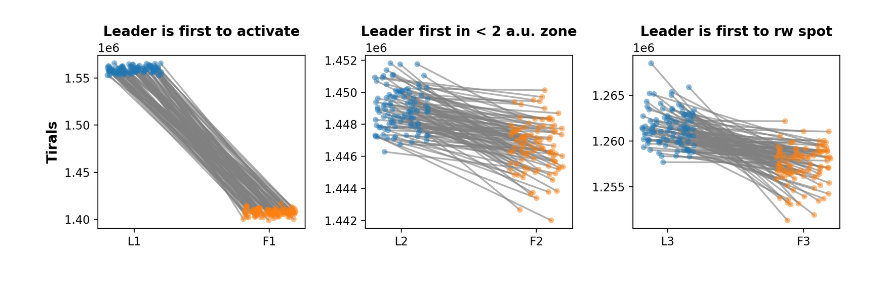
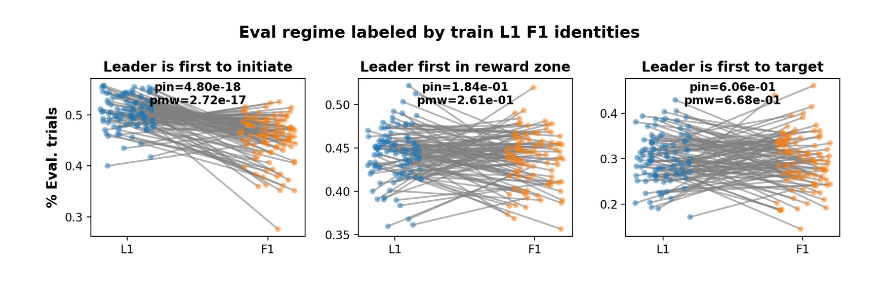
Before and after one commit to NuttidaLab/MARLAX, a Jupyter notebook: notebooks/experiment_stats.ipynb, the cells around one changed output. Cells and saved outputs as stored; diff of their text form; code cells hidden in the pictures.

```diff
--- a/notebooks/experiment_stats.ipynb
+++ b/notebooks/experiment_stats.ipynb
@@ -48,63 +180,88 @@ KeyError: 'a1'
+# %%
+# es1_l1 = [ strat_1[i][leader] for i, leader in enumerate(l1)]
+# es1_f1 = [ strat_1[i][follower] for i, follower in enumerate(f1)]
+
+# es1_l2 = [ strat_2[i][leader] for i, leader in enumerate(l1)]
+# es1_f2 = [ strat_2[i][follower] for i, follower in enumerate(f1)]
+
+# es1_l3 = [ strat_3[i][leader] for i, leader in enumerate(l1)]
+# es1_f3 = [ strat_3[i][follower] for i, follower in enumerate(f1)]
+
+es1_l1 = [ strat_1[i][leader] / eval_tt[i] for i, leader in enumerate(l1)]
+es1_f1 = [ strat_1[i][follower] / eval_tt[i] for i, follower in enumerate(f1)]
+
+es1_l2 = [ strat_2[i][leader] / eval_tt[i] for i, leader in enumerate(l1)]
+es1_f2 = [ strat_2[i][follower] / eval_tt[i] for i, follower in enumerate(f1)]
+
+es1_l3 = [ strat_3[i][leader] / eval_tt[i] for i, leader in enumerate(l1)]
+es1_f3 = [ strat_3[i][follower] / eval_tt[i] for i, follower in enumerate(f1)]
 # %%
 # Plotting the leaders and followers aligned
 fig, axs = plt.subplots(1, 3, figsize=(10, 3), sharey=False, dpi=200)
 
 # getting the leader 1
 l1_data = {
-    'L1': [strat_1[i][l] for i, l in enumerate(l1)],
-    'F1': [strat_1[i][l] for i, l in enumerate(f1)],
+    'L1': es1_l1,
+    'F1': es1_f1,
 }
 
 l2_data = {
-    'L2': [strat_2[i][l] for i, l in enumerate(l2)],
-    'F2': [strat_2[i][l] for i, l in enumerate(f2)],
+    'L1': es1_l2,
+    'F1': es1_f2,
 }
 
 l3_data = {
-    'L3': [strat_3[i][l] for i, l in enumerate(l3)],
-    'F3': [strat_3[i][l] for i, l in enumerate(f3)],
+    'L1': es1_l3,
+    'F1': es1_f3,
 }
 
+#########################################
 ax = sns.stripplot(data=l1_data, ax=axs[0], jitter=0.2, alpha=0.5)
 offsets = {}
 for collection, category in zip(ax.collections, ["L1", "F1"]):
     offsets[category] = np.array(collection.get_offsets())
-
-# Draw connecting lines
 for i in range(len(l1)):
     x1, y1 = offsets["L1"][i]
     x2, y2 = offsets["F1"][i]
     axs[0].plot([x1, x2], [y1, y2], color='gray', linestyle='-', alpha=0.6)
+pin = ttest_ind(l1_data['L1'], l1_data['F1']).pvalue
+pmw = mannwhitneyu(l1_data['L1'], l1_data['F1']).pvalue
+axs[0].text(0.5, 0.9, f"pin={pin:.2e}\npmw={pmw:.2e}", horizontalalignment='center', verticalalignment='center', transform=axs[0].transAxes, fontsize=10, fontweight='bold')
+axs[0].set_title('Leader is first to initiate', fontsize=12, fontweight='bold')
 
-axs[0].set_title('Leader is first to activate', fontsize=12, fontweight='bold')
-
+#########################################
 ax = sns.stripplot(data=l2_data, ax=axs[1], jitter=0.2, alpha=0.5)
 offsets = {}
-for collection, category in zip(ax.collections, ["L2", "F2"]):
+for collection, category in zip(ax.collections, ["L1", "F1"]):
     offsets[category] = np.array(collection.get_offsets())
+for i in range(len(l2)):
+    x1, y1 = offsets["L1"][i]
+    x2, y2 = offsets["F1"][i]
+    axs[1].plot([x1, x2], [y1, y2], color='gray', linestyle='-', alpha=0.6)
+pin = ttest_ind(l2_data['L1'], l2_data['F1']).pvalue
+pmw = mannwhitneyu(l2_data['L1'], l2_data['F1']).pvalue
+axs[1].text(0.5, 0.9, f"pin={pin:.2e}\npmw={pmw:.2e}", horizontalalignment='center', verticalalignment='center', transform=axs[1].transAxes, fontsize=10, fontweight='bold')
+axs[1].set_title('Leader first in reward zone', fontsize=12, fontweight='bold')
 
-# Draw connecting lines
-for i in range(len(l2)):
-    x1, y1 = offsets["L2"][i]
-    x2, y2 = offsets["F2"][i]
-    axs[1].plot([x1, x2], [y1, y2], color='gray', linestyle='-', alpha=0.6)
-
-axs[1].set_title('Leader first in < 2 a.u. zone', fontsize=12, fontweight='bold')
-
+#########################################
 ax = sns.stripplot(data=l3_data, ax=axs[2], jitter=0.2, alpha=0.5)
 offsets = {}
-for collection, category in zip(ax.collections, ["L3", "F3"]):
+for collection, category in zip(ax.collections, ["L1", "F1"]):
     offsets[category] = np.array(collection.get_offsets())
+for i in range(len(l3)):
+    x1, y1 = offsets["L1"][i]
+    x2, y2 = offsets["F1"][i]
+    axs[2].plot([x1, x2], [y1, y2], color='gray', linestyle='-', alpha=0.6)
+pin = ttest_ind(l3_data['L1'], l3_data['F1']).pvalue
+pmw = mannwhitneyu(l3_data['L1'], l3_data['F1']).pvalue
+axs[2].text(0.5, 0.9, f"pin={pin:.2e}\npmw={pmw:.2e}", horizontalalignment='center', verticalalignment='center', transform=axs[2].transAxes, fontsize=10, fontweight='bold')
+axs[2].set_title('Leader is first to target', fontsize=12, fontweight='bold')
+axs[0].set_ylabel('% Eval. trials', fontsize=12, fontweight='bold')
 
-# Draw connecting lines
-for i in range(len(l3)):
-    x1, y1 = offsets["L3"][i]
-    x2, y2 = offsets["F3"][i]
-    axs[2].plot([x1, x2], [y1, y2], color='gray', linestyle='-', alpha=0.6)
+#########################################
+plt.suptitle("Eval regime labeled by train L1 F1 identities", fontsize=14, fontweight='bold')
+plt.tight_layout()
 
-axs[2].set_title('Leader is first to rw spot', fontsize=12, fontweight='bold')
-axs[0].set_ylabel('Tirals', fontsize=12, fontweight='bold')
-plt.tight_layout()
 plt.show()
 # %% [output]
-[figure, old version]
+[figure, new version]
```
Also changed, not shown: parts of 11 cells of this notebook, 12 other files.
